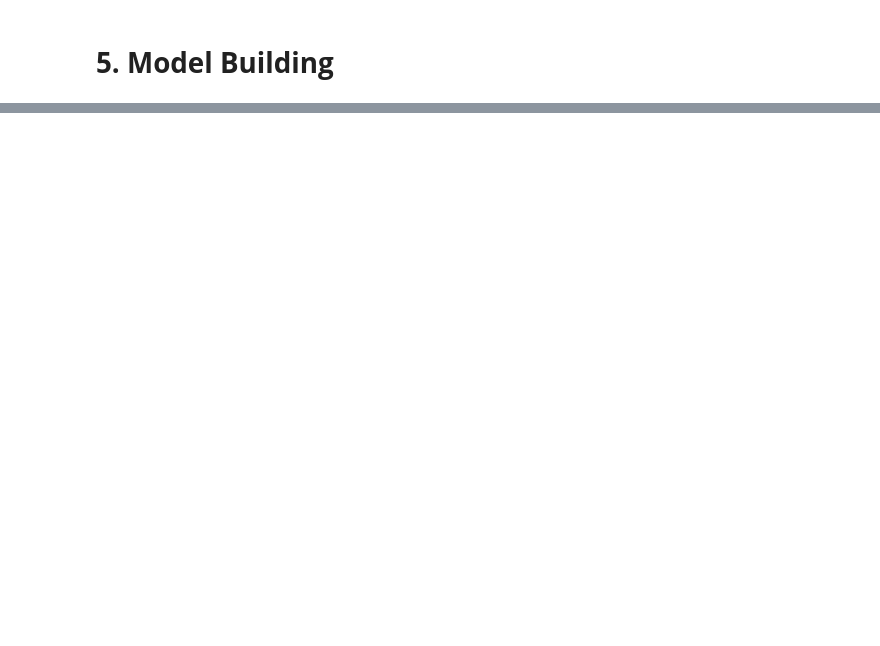
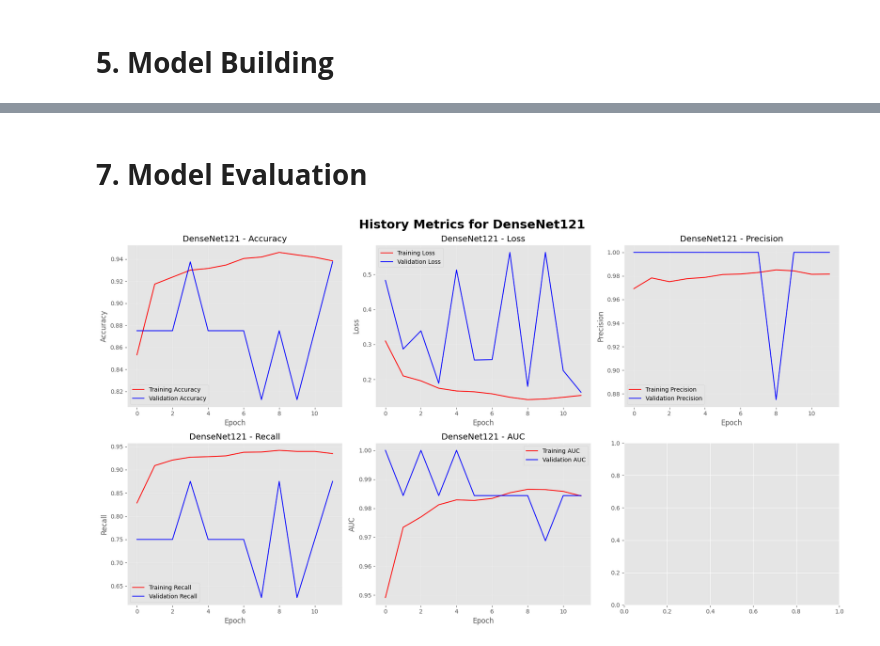
Before and after one commit to SeyedRumaiz/RespiraNet, a Jupyter notebook: notebooks/pn.ipynb, the cells around one changed output, grey strips where cells are left out. Drawn from its saved outputs; the diff is of its cells as text; code cells hidden in the pictures; blank space fills up the shorter version.

Commit message:
Removed unused models, added evaluation

```diff
--- a/notebooks/pn.ipynb
+++ b/notebooks/pn.ipynb
@@ -780,0 +524,18 @@ Model: "sequential_4"
+# %%
+# Early stopping
+early_stopping = EarlyStopping(
+    monitor='val_auc',
+    patience=5,
+    restore_best_weights=True,
+    verbose=1,
+    mode='max'
+)
+
+# Model checkpointing
+model_checkpoint = ModelCheckpoint(
+    'best_model.h5',
+    monitor='val_auc',
+    save_best_only=True,
+    mode='max',
+    verbose=1
+)
@@ -780,0 +547,19 @@ Model: "sequential_4"
+# %%
+model_checkpoint_densenet = ModelCheckpoint(
+    'best_densenet.h5',
+    monitor='val_auc',
+    save_best_only=True,
+    mode='max',
+    verbose=1
+)
+# %%
+densenet_callbacks = [early_stopping, model_checkpoint_densenet]
+# %%
+densenet_history = densenet_model.fit(
+    train_generator,
+    epochs=12,
+    validation_data=val_generator,
+    callbacks=densenet_callbacks,
+    class_weight=class_weights,
+    verbose=1
+)
@@ -780,0 +591,2 @@ Model: "sequential_4"
+# %% [markdown]
+# **7. Model Evaluation**
@@ -780,0 +647,4 @@ Model: "sequential_4"
+# %%
+plot_curves(densenet_history, 'DenseNet121')
+# %% [output]
+[figure, added]
```
Also changed, not shown: parts of 35 cells of this notebook, 2 other files.
